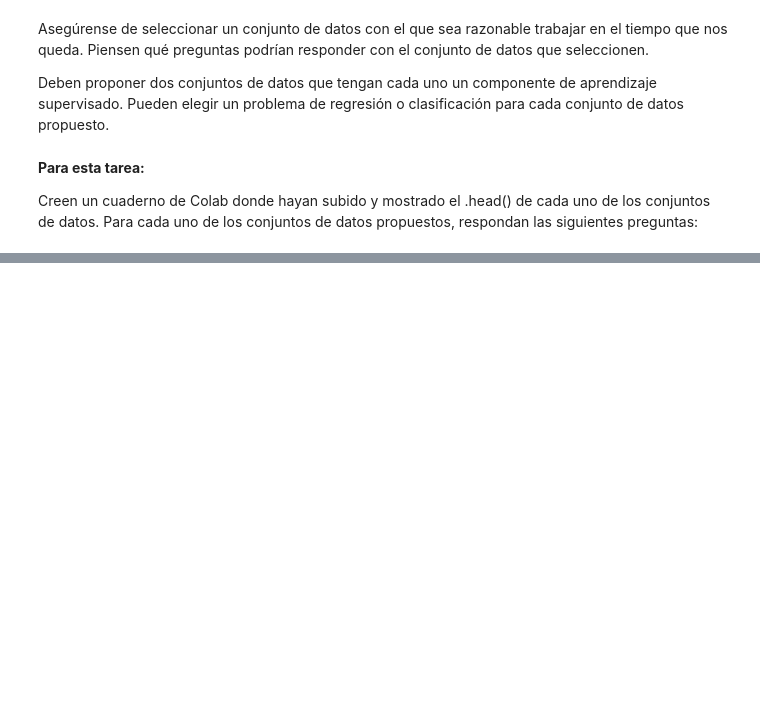
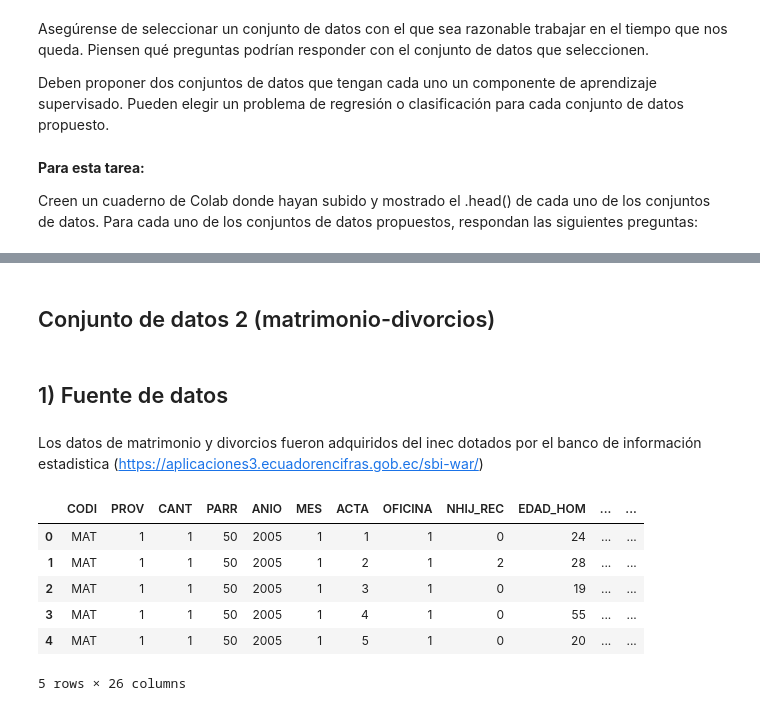
Before and after one commit to SAULIZA/Proyecto, a Jupyter notebook: Proyecto2.ipynb, the cells around one changed output, grey strips where cells are left out. Cells and saved outputs as stored; diff of their text form; code cells hidden in the pictures; blank space fills up the shorter version.

```diff
--- a/Proyecto2.ipynb
+++ b/Proyecto2.ipynb
@@ -246,0 +112,27 @@ memory usage: 5.4+ MB
+# %% [markdown]
+## Conjunto de datos 2 (matrimonio-divorcios)
+# %% [markdown]
+## 1) Fuente de datos
+# %% [markdown]
+Los datos de matrimonio y divorcios fueron adquiridos del inec dotados por el banco de información estadistica (https://aplicaciones3.ecuadorencifras.gob.ec/sbi-war/)
+# %%
+#datos matrimonio
+df1_1m = pd.read_csv("/content/drive/MyDrive/Codificación de Dojo/Proyecto2/matrimonio/matrimonios_2005.dat",sep='\t')
+df1_2m = pd.read_csv("/content/drive/MyDrive/Codificación de Dojo/Proyecto2/matrimonio/matrimonios_2006.dat",sep='\t')
+df1_3m = pd.read_csv("/content/drive/MyDrive/Codificación de Dojo/Proyecto2/matrimonio/matrimonios_2007.dat",sep='\t')
+df1_4m = pd.read_csv("/content/drive/MyDrive/Codificación de Dojo/Proyecto2/matrimonio/MAT_2008.dat",sep='\t')
+df1_5m = pd.read_csv("/content/drive/MyDrive/Codificación de Dojo/Proyecto2/matrimonio/MAT_2009.dat",sep='\t')
+df1_6m = pd.read_csv("/content/drive/MyDrive/Codificación de Dojo/Proyecto2/matrimonio/MAT_2010_SPSS.dat",sep='\t')
+# %%
+#Unión de datos de nacimientos
+df_matrimonio = pd.concat([df1_1m, df1_2m, df1_3m, df1_4m, df1_5m,df1_6m])
+# %%
+df_matrimonio.head()
+# %% [output]
+|  | CODI | PROV | CANT | PARR | ANIO | MES | ACTA | OFICINA | NHIJ_REC | EDAD_HOM | ... | ... |
+| 0 | MAT | 1 | 1 | 50 | 2005 | 1 | 1 | 1 | 0 | 24 | ... | ... |
+| 1 | MAT | 1 | 1 | 50 | 2005 | 1 | 2 | 1 | 2 | 28 | ... | ... |
+| 2 | MAT | 1 | 1 | 50 | 2005 | 1 | 3 | 1 | 0 | 19 | ... | ... |
+| 3 | MAT | 1 | 1 | 50 | 2005 | 1 | 4 | 1 | 0 | 55 | ... | ... |
+| 4 | MAT | 1 | 1 | 50 | 2005 | 1 | 5 | 1 | 0 | 20 | ... | ... |
+5 rows × 26 columns
```
Also changed, not shown: parts of 71 cells of this notebook.
